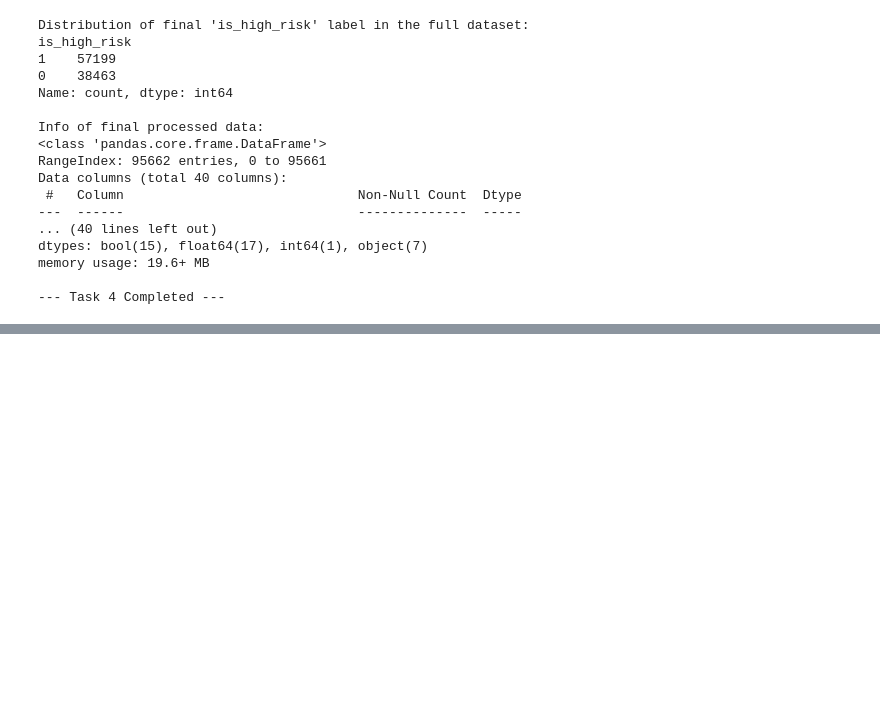
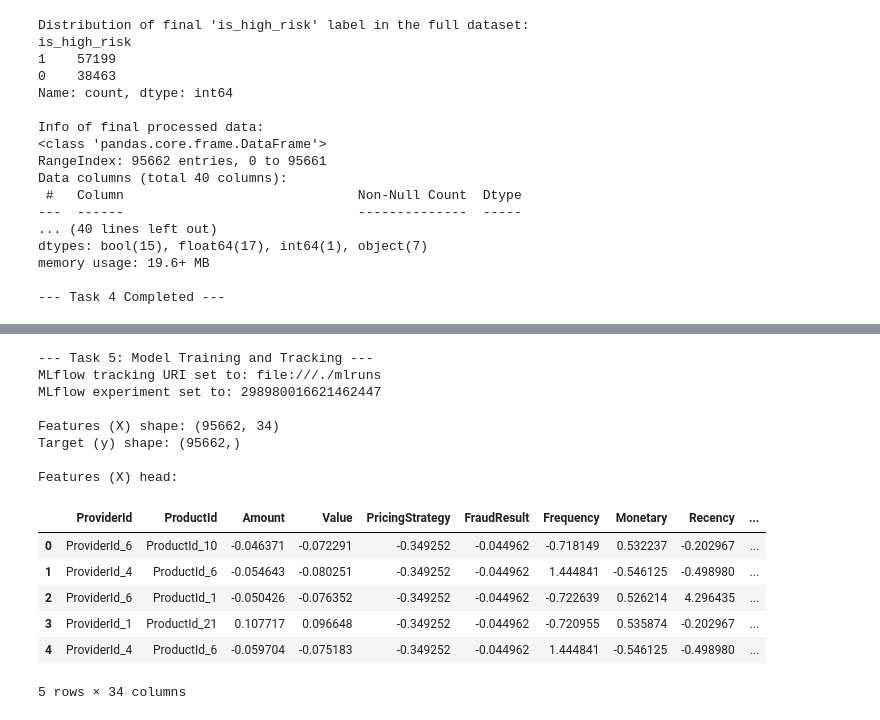
Before and after one commit to tigrem/Credit_Risk_Probability_Model, a Jupyter notebook: notebooks/model_development.ipynb, the cells around one changed output, grey strips where cells are left out. Saved outputs shown, nothing was run; the diff lists cells and outputs as text; code cells hidden in the pictures; blank space fills up the shorter version.

Commit message:
Model Training and Tracking

```diff
--- a/notebooks/model_development.ipynb
+++ b/notebooks/model_development.ipynb
@@ -357,3 +357,60 @@ dtypes: bool(15), float64(17), int64(1), object(7)
 memory usage: 19.6+ MB
 
 --- Task 4 Completed ---
+# %%
+# Cell 7: Model Training Setup, Data Splitting, and MLflow Initialization
+
+if df_raw is None:
+    print("Skipping Task 5: Raw data not loaded.")
+else:
+    print("\n--- Task 5: Model Training and Tracking ---")
+
+    # --- MLflow Setup ---
+    mlflow.set_tracking_uri("file:///./mlruns") # Logs to a local 'mlruns' directory
+    mlflow.set_experiment("Credit_Risk_Scoring_Model")
+    print(f"MLflow tracking URI set to: {mlflow.get_tracking_uri()}")
+    print(f"MLflow experiment set to: {mlflow.get_experiment_by_name('Credit_Risk_Scoring_Model').experiment_id}")
+
+
+    # --- Prepare Data for Modeling ---
+    # Drop identifier columns and the original FraudResult if it's not the target
+    # Assuming 'is_high_risk' is our target variable
+    # Drop other ID columns that are not features
+    columns_to_drop = [
+        'TransactionId', 'BatchId', 'SubscriptionId', 'CustomerId', # Identifiers
+        'AccountId' # Used for grouping, but not a direct feature after aggregation/RFM
+        # Add 'FraudResult' if it exists and is not your target.
+        # Ensure it's not in X before passing to models.
+        # 'FraudResult'
+    ]
+
+    # Filter out columns that might not exist in df_processed_final and also ensure not to drop 'is_high_risk'
+    features_df = df_processed_final.drop(
+        columns=[col for col in columns_to_drop if col in df_processed_final.columns and col != 'is_high_risk'],
+        errors='ignore'
+    )
+
+    # Separate features (X) and target (y)
+    X = features_df.drop('is_high_risk', axis=1)
+    y = features_df['is_high_risk']
+
+    print(f"\nFeatures (X) shape: {X.shape}")
+    print(f"Target (y) shape: {y.shape}")
+    print("\nFeatures (X) head:")
+    display(X.head())
+    print("\nTarget (y) value counts:")
+    print(y.value_counts())
+
+
+    # --- Split Data ---
+    print("\n--- Splitting Data into Training and Testing Sets ---")
+    # Stratify by y to maintain the proportion of high-risk vs. low-risk customers
+    X_train, X_test, y_train, y_test = train_test_split(X, y, test_size=0.3, random_state=42, stratify=y)
+
+    print(f"X_train shape: {X_train.shape}")
+    print(f"X_test shape: {X_test.shape}")
+    print(f"y_train value counts:\n{y_train.value_counts(normalize=True)}")
+    print(f"y_test value counts:\n{y_test.value_counts(normalize=True)}")
+
+    print("\n--- Model Training Setup Complete ---")
+# %% [output]
@@ -359,0 +418,15 @@ memory usage: 19.6+ MB
+--- Task 5: Model Training and Tracking ---
+MLflow tracking URI set to: file:///./mlruns
+MLflow experiment set to: 298980016621462447
+
+Features (X) shape: (95662, 34)
+Target (y) shape: (95662,)
+
+Features (X) head:
+|  | ProviderId | ProductId | Amount | Value | PricingStrategy | FraudResult | Frequency | Monetary | Recency | ... |
+| 0 | ProviderId_6 | ProductId_10 | -0.046371 | -0.072291 | -0.349252 | -0.044962 | -0.718149 | 0.532237 | -0.202967 | ... |
+| 1 | ProviderId_4 | ProductId_6 | -0.054643 | -0.080251 | -0.349252 | -0.044962 | 1.444841 | -0.546125 | -0.498980 | ... |
+| 2 | ProviderId_6 | ProductId_1 | -0.050426 | -0.076352 | -0.349252 | -0.044962 | -0.722639 | 0.526214 | 4.296435 | ... |
+| 3 | ProviderId_1 | ProductId_21 | 0.107717 | 0.096648 | -0.349252 | -0.044962 | -0.720955 | 0.535874 | -0.202967 | ... |
+| 4 | ProviderId_4 | ProductId_6 | -0.059704 | -0.075183 | -0.349252 | -0.044962 | 1.444841 | -0.546125 | -0.498980 | ... |
+5 rows × 34 columns
```
Also changed, not shown: parts of 3 cells of this notebook.
